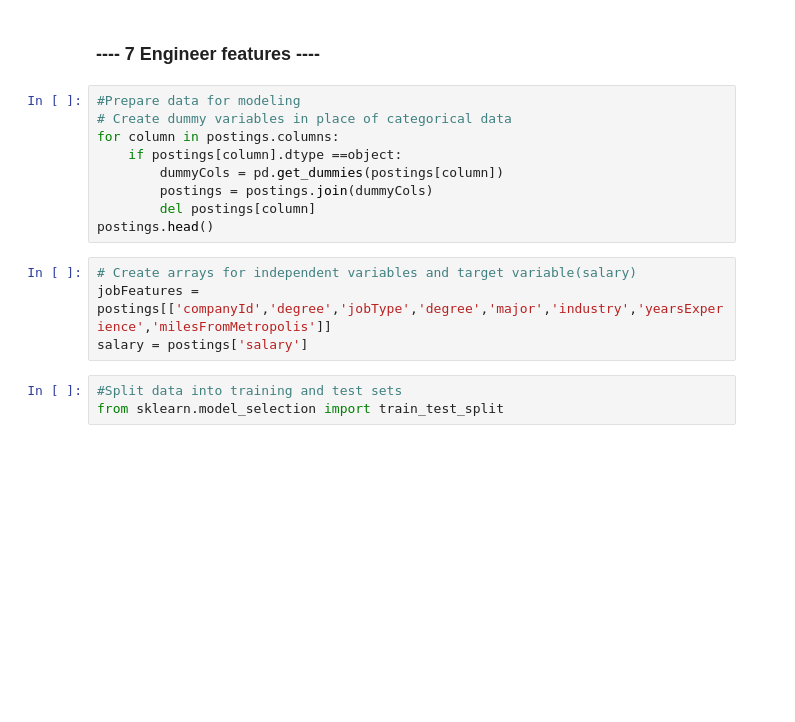
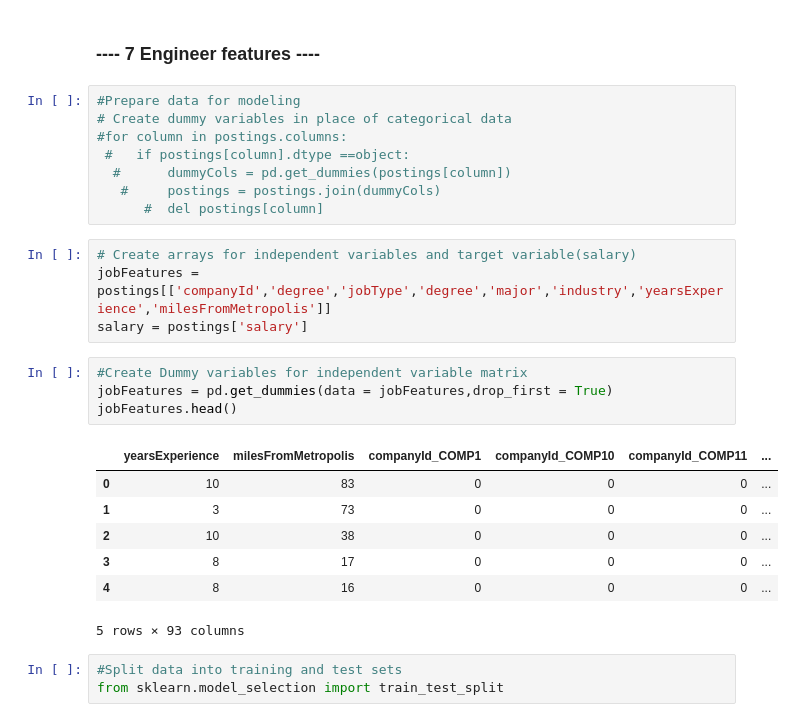
Before and after one commit to ajkiplagat/salaryPredictionPortfolio, a Jupyter notebook: First Portfolio Project.ipynb, the cells around one changed output. Drawn from its saved outputs; the diff is of its cells as text; blank space fills up the shorter version.

```diff
--- a/First Portfolio Project.ipynb
+++ b/First Portfolio Project.ipynb
@@ -274,16 +274,27 @@ You will cycle through creating features, tuning models, and training/validing m
 # %%
 #Prepare data for modeling
 # Create dummy variables in place of categorical data
-for column in postings.columns:
-    if postings[column].dtype ==object:
-        dummyCols = pd.get_dummies(postings[column])
-        postings = postings.join(dummyCols)
-        del postings[column]
-postings.head()
+#for column in postings.columns:
+ #   if postings[column].dtype ==object:
+  #      dummyCols = pd.get_dummies(postings[column])
+   #     postings = postings.join(dummyCols)
+      #  del postings[column]
 # %%
 # Create arrays for independent variables and target variable(salary)
 jobFeatures = postings[['companyId','degree','jobType','degree','major','industry','yearsExperience','milesFromMetropolis']]
 salary = postings['salary']
+# %%
+#Create Dummy variables for independent variable matrix
+jobFeatures = pd.get_dummies(data = jobFeatures,drop_first = True)
+jobFeatures.head()
+# %% [output]
+|  | yearsExperience | milesFromMetropolis | companyId_COMP1 | companyId_COMP10 | companyId_COMP11 | ... |
+| 0 | 10 | 83 | 0 | 0 | 0 | ... |
+| 1 | 3 | 73 | 0 | 0 | 0 | ... |
+| 2 | 10 | 38 | 0 | 0 | 0 | ... |
+| 3 | 8 | 17 | 0 | 0 | 0 | ... |
+| 4 | 8 | 16 | 0 | 0 | 0 | ... |
+5 rows × 93 columns
 # %%
 #Split data into training and test sets
 from sklearn.model_selection import train_test_split
```
Also changed, not shown: parts of 10 cells of this notebook.
